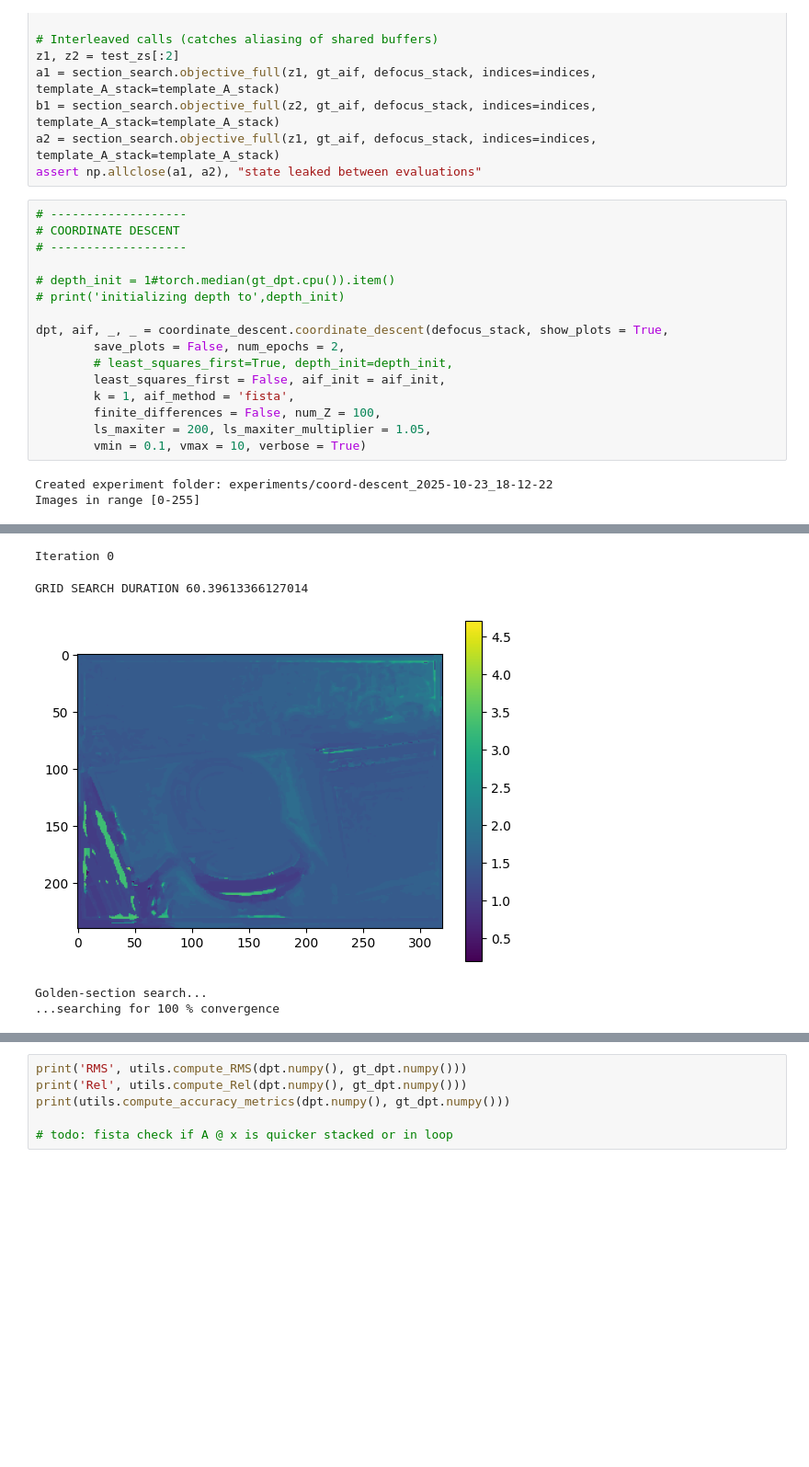
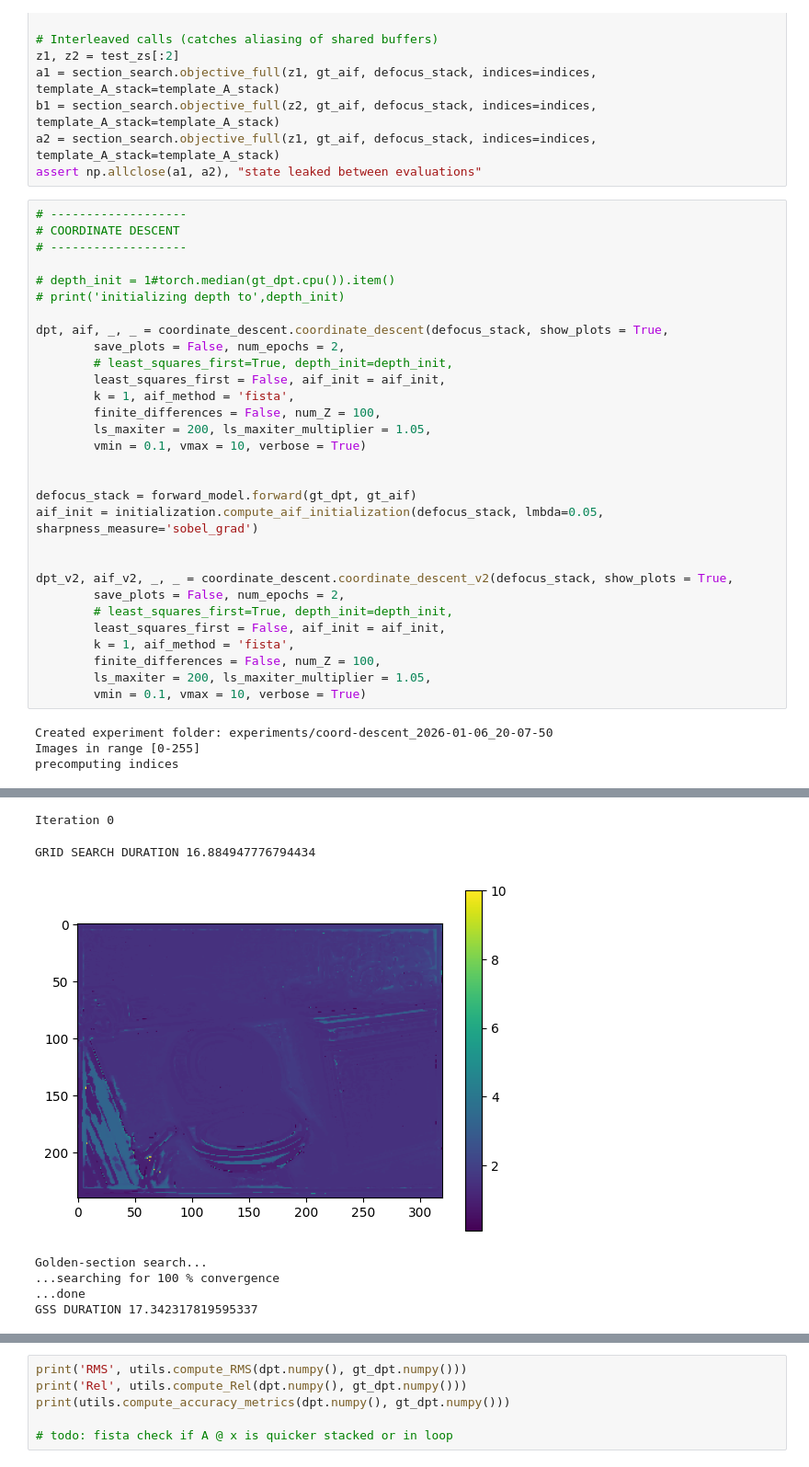
Before and after one commit to hollyjackson/dfd, a Jupyter notebook: dfd.ipynb, the cells around one changed output, grey strips where cells are left out. Shown at 92% size. Drawn from its saved outputs; the diff is of its cells as text; blank space fills up the shorter version.

Commit message:
coordinate descent v2 working same as coordinate descent

```diff
--- a/dfd.ipynb
+++ b/dfd.ipynb
@@ -235,25 +232,42 @@ assert np.allclose(a1, a2), "state leaked between evaluations"
 # %%
 # -------------------
 # COORDINATE DESCENT
 # -------------------
 
 # depth_init = 1#torch.median(gt_dpt.cpu()).item()
 # print('initializing depth to',depth_init)
 
 dpt, aif, _, _ = coordinate_descent.coordinate_descent(defocus_stack, show_plots = True,
         save_plots = False, num_epochs = 2,
         # least_squares_first=True, depth_init=depth_init,
         least_squares_first = False, aif_init = aif_init,
         k = 1, aif_method = 'fista',
         finite_differences = False, num_Z = 100,
         ls_maxiter = 200, ls_maxiter_multiplier = 1.05,
         vmin = 0.1, vmax = 10, verbose = True)
+
+
+defocus_stack = forward_model.forward(gt_dpt, gt_aif)
+aif_init = initialization.compute_aif_initialization(defocus_stack, lmbda=0.05, sharpness_measure='sobel_grad')
+
+
+dpt_v2, aif_v2, _, _ = coordinate_descent.coordinate_descent_v2(defocus_stack, show_plots = True,
+        save_plots = False, num_epochs = 2,
+        # least_squares_first=True, depth_init=depth_init,
+        least_squares_first = False, aif_init = aif_init,
+        k = 1, aif_method = 'fista',
+        finite_differences = False, num_Z = 100,
+        ls_maxiter = 200, ls_maxiter_multiplier = 1.05,
+        vmin = 0.1, vmax = 10, verbose = True)
 # %% [output]
-Created experiment folder: experiments/coord-descent_2025-10-23_18-12-22
+Created experiment folder: experiments/coord-descent_2026-01-06_20-07-50
 Images in range [0-255]
+precomputing indices
 [figure]
 Iteration 0
-GRID SEARCH DURATION 60.39613366127014
+GRID SEARCH DURATION 16.884947776794434
-[figure, old version]
+[figure, new version]
 Golden-section search...
 ...searching for 100 % convergence
+...done
+GSS DURATION 17.342317819595337
```
Also changed, not shown: parts of 4 cells of this notebook, 1 other file.
